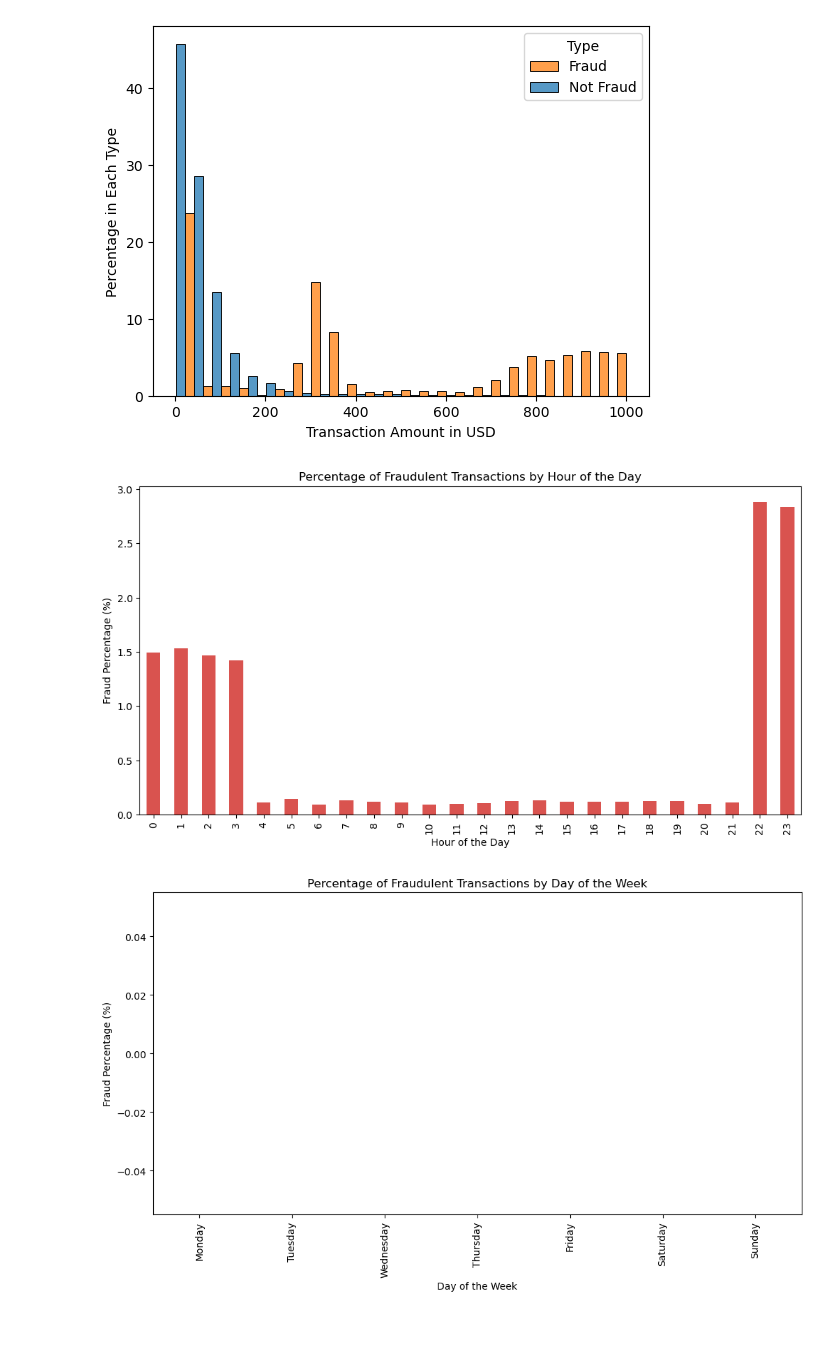
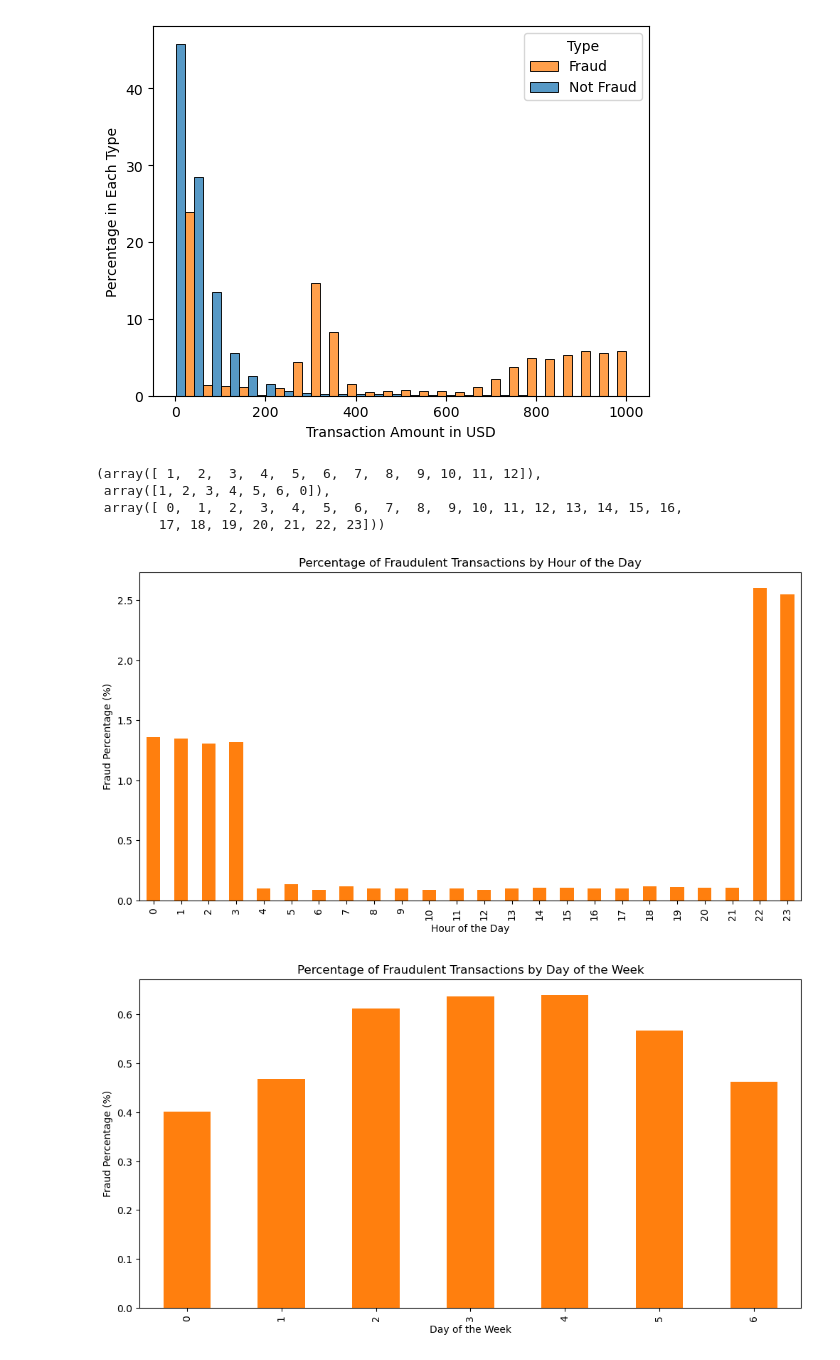
Before and after one commit to erigson/JPMC_Fraud_Analysis, a Jupyter notebook: version_3.ipynb, the cells around one changed output. Cells and saved outputs as stored; diff of their text form; code cells hidden in the pictures; blank space fills up the shorter version.

```diff
--- a/version_3.ipynb
+++ b/version_3.ipynb
@@ -20,3 +27,8 @@ df=pd.read_csv(filename)
+# %%
+df1['id'] = 'train'
+df2['id'] = 'test'
+# %%
+df = pd.concat([df1, df2], axis = 0)
 # %%
 df.shape
 # %% [output]
@@ -99,7 +111,6 @@ df['minute'] = df['trans_date_trans_time'].dt.minute
 df['second'] = df['trans_date_trans_time'].dt.second
 
 # Drop the original datetime column
-df = df.drop(columns=['trans_date_trans_time'])
 # %%
 df['year'].unique()
 # %% [output]
@@ -137,11 +148,22 @@ plt.legend(title='Type', labels=['Fraud', 'Not Fraud'])
 # %% [output]
 <matplotlib.legend.Legend at 0x...>
 [figure]
+# %%
+unique_month = df['month'].unique()
+unique_day = df['day'].unique()
+unique_hour = df['hour'].unique()
+
+unique_month, unique_day, unique_hour
+# %% [output]
+(array([ 1,  2,  3,  4,  5,  6,  7,  8,  9, 10, 11, 12]),
+ array([1, 2, 3, 4, 5, 6, 0]),
+ array([ 0,  1,  2,  3,  4,  5,  6,  7,  8,  9, 10, 11, 12, 13, 14, 15, 16,
+        17, 18, 19, 20, 21, 22, 23]))
 # %%
 # Function to calculate and plot the percentage of fraud transactions
 def plot_fraud_percentage(data, title, xlabel):
     data['Fraud_Percentage'] = (data['Fraud'] / data['Total']) * 100
-    ax = data['Fraud_Percentage'].plot(kind='bar', figsize=(12, 6), color='#d9534f')
+    ax = data['Fraud_Percentage'].plot(kind='bar', figsize=(12, 6), color='#ff7f0e')
     plt.title(title)
     plt.xlabel(xlabel)
     plt.ylabel('Fraud Percentage (%)')
@@ -149,15 +171,15 @@ def plot_fraud_percentage(data, title, xlabel):
 # %%
 #group by hours of the day
 group_by_hour = df.groupby('hour')['is_fraud'].agg(['count', 'sum']).rename(columns={'count': 'Total', 'sum': 'Fraud'})
 plot_fraud_percentage(group_by_hour, 'Percentage of Fraudulent Transactions by Hour of the Day', 'Hour of the Day')
 
 # Group by day of the week
-group_by_day = df.groupby('day')['is_fraud'].agg(['count', 'sum']).rename(columns={'count': 'Total', 'sum': 'Fraud'}).reindex(['Monday', 'Tuesday', 'Wednesday', 'Thursday', 'Friday', 'Saturday', 'Sunday'])
+group_by_day = df.groupby('day')['is_fraud'].agg(['count', 'sum']).rename(columns={'count': 'Total', 'sum': 'Fraud'}) #.reindex(['Monday', 'Tuesday', 'Wednesday', 'Thursday', 'Friday', 'Saturday', 'Sunday'])
 plot_fraud_percentage(group_by_day, 'Percentage of Fraudulent Transactions by Day of the Week', 'Day of the Week')
 
 # Group by month of the year
-group_by_month = df.groupby('month')['is_fraud'].agg(['count', 'sum']).rename(columns={'count': 'Total', 'sum': 'Fraud'}).reindex(['January', 'February', 'March', 'April', 'May', 'June', 'July', 'August', 'September', 'October', 'November', 'December'])
+group_by_month = df.groupby('month')['is_fraud'].agg(['count', 'sum']).rename(columns={'count': 'Total', 'sum': 'Fraud'})  #.reindex(['January', 'February', 'March', 'April', 'May', 'June', 'July', 'August', 'September', 'October', 'November', 'December'])
 plot_fraud_percentage(group_by_month, 'Percentage of Fraudulent Transactions by Month of the Year', 'Month of the Year')
 # %% [output]
-[figure, old version]
+[figure, new version]
-[figure, old version]
+[figure, new version]
```
Also changed, not shown: parts of 43 cells of this notebook.
